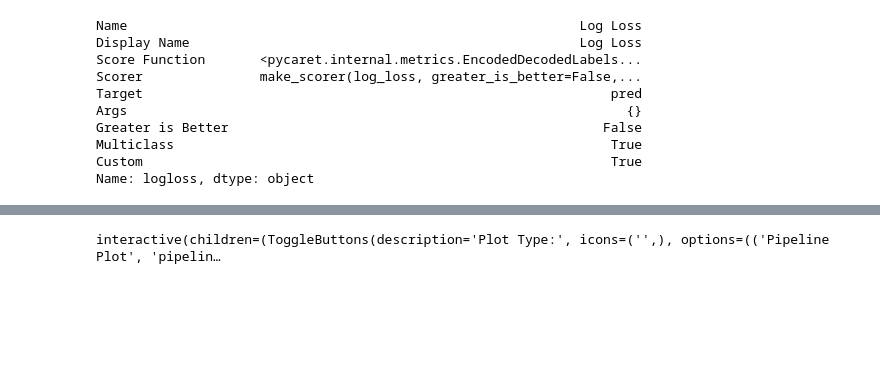
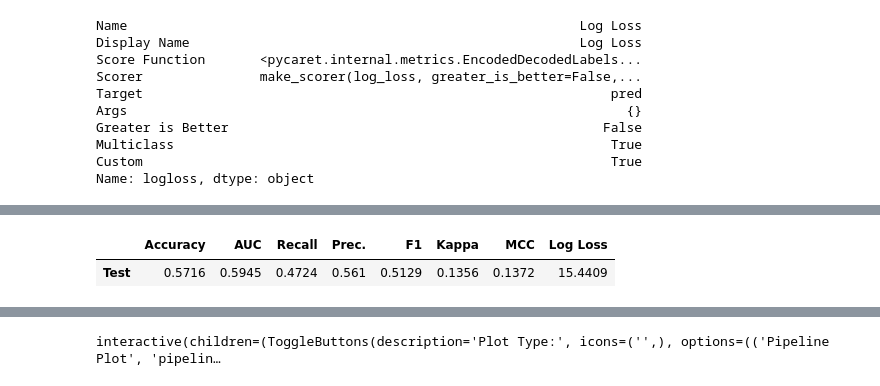
Before and after one commit to thealexandrelara/project-infnet-engenharia-de-machine-learning, a Jupyter notebook: notebooks/model_training.ipynb, the cells around one changed output, grey strips where cells are left out. Drawn from its saved outputs; the diff is of its cells as text; code cells hidden in the pictures; blank space fills up the shorter version.

```diff
--- a/notebooks/model_training.ipynb
+++ b/notebooks/model_training.ipynb
@@ -210,0 +232,3 @@ logistic_regression_model = experiment.create_model('lr')
+# %%
+experiment.pull()
+# %% [output]
@@ -211,3 +236,5 @@ logistic_regression_model = experiment.create_model('lr')
+|  | Accuracy | AUC | Recall | Prec. | F1 | Kappa | MCC | Log Loss |
+| Test | 0.5716 | 0.5945 | 0.4724 | 0.561 | 0.5129 | 0.1356 | 0.1372 | 15.4409 |
 # %%
 scoring_grid = experiment.pull()
 log_loss_score = scoring_grid['Log Loss'][0]
```
Also changed, not shown: parts of 5 cells of this notebook, 2 other files.
